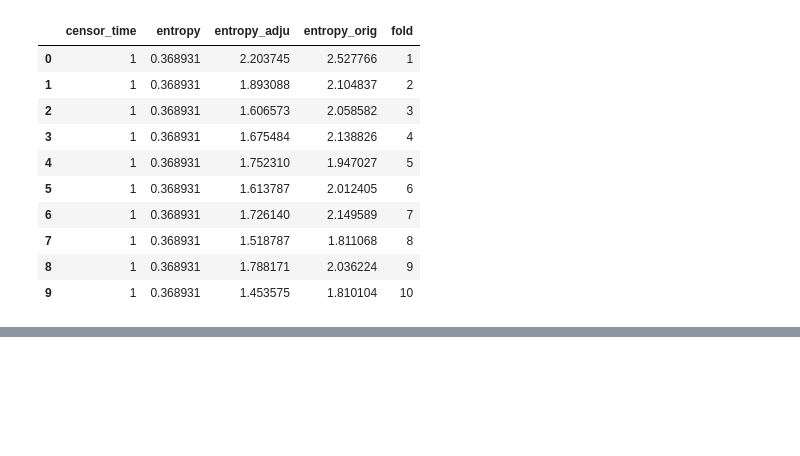
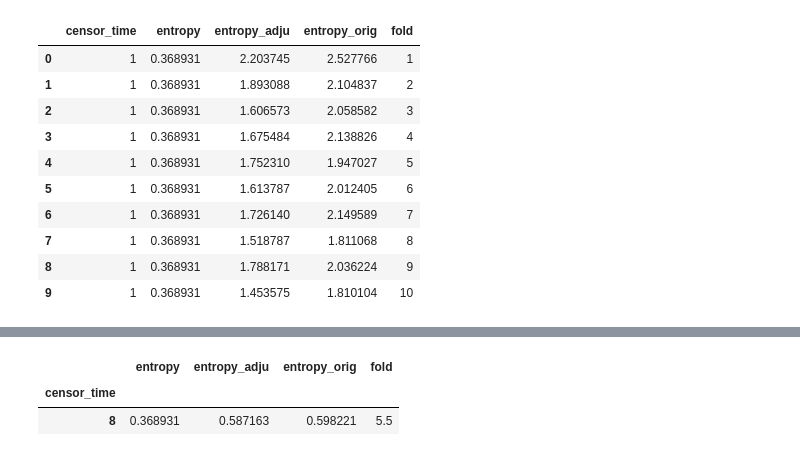
Before and after one commit to pschulam-attic/Notebook, a Jupyter notebook: 2015/07/multinomial-adjustment-experiments.ipynb, the cells around one changed output, grey strips where cells are left out. Drawn from its saved outputs; the diff is of its cells as text; code cells hidden in the pictures; blank space fills up the shorter version.

```diff
--- a/2015/07/multinomial-adjustment-experiments.ipynb
+++ b/2015/07/multinomial-adjustment-experiments.ipynb
@@ -666,0 +700,6 @@ results5_tbl
+# %%
+experiments = itertools.product([8.0],
+                                [1, 2, 3, 4, 5, 6, 7, 8, 9, 10])
+
+results7 = [run_experiment3(0, [1, 2, 3], c, k, combined_pd, ['pfvc', 'tss', 'pdc', 'pv1'], folds)
+            for c, k in experiments]
@@ -666,0 +724,8 @@ results5_tbl
+# %%
+results7_tbl = pd.DataFrame(results7)
+# %%
+results7_tbl.groupby('censor_time').agg(np.mean)
+# %% [output]
+|  | entropy | entropy_adju | entropy_orig | fold |
+| censor_time |  |  |  |  |
+| 8 | 0.368931 | 0.587163 | 0.598221 | 5.5 |
```
Also changed, not shown: parts of 4 cells of this notebook.
